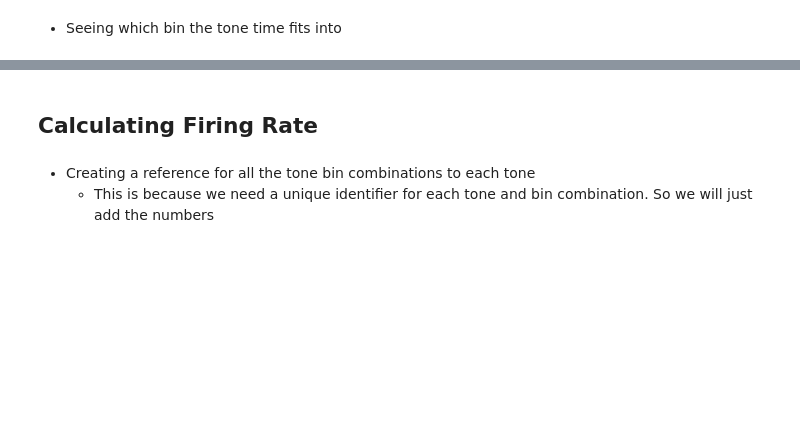
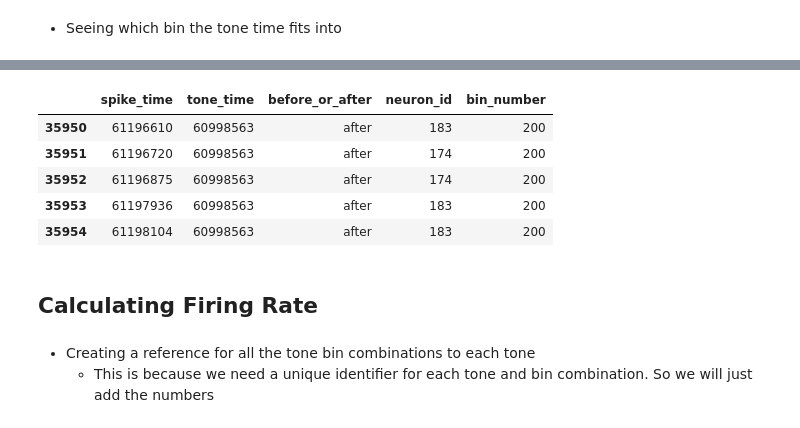
Before and after one commit to padillacoreanolab/reward_competition_ephys_analysis_with_omission_and_divider_controls, a Jupyter notebook: results/2023_02_02_rc_om_ephys_preprocessing/subject_6_1/20221214/07_spike_plotting.ipynb, the cells around one changed output, grey strips where cells are left out. Saved outputs shown, nothing was run; the diff lists cells and outputs as text; code cells hidden in the pictures; blank space fills up the shorter version.

```diff
--- a/results/2023_02_02_rc_om_ephys_preprocessing/subject_6_1/20221214/07_spike_plotting.ipynb
+++ b/results/2023_02_02_rc_om_ephys_preprocessing/subject_6_1/20221214/07_spike_plotting.ipynb
@@ -742,3 +776,12 @@ all_bin_mapping[-5:]
+# %%
+binned_spike_tone_time_df.tail()
+# %% [output]
+|  | spike_time | tone_time | before_or_after | neuron_id | bin_number |
+| 35950 | 61196610 | 60998563 | after | 183 | 200 |
+| 35951 | 61196720 | 60998563 | after | 174 | 200 |
+| 35952 | 61196875 | 60998563 | after | 174 | 200 |
+| 35953 | 61197936 | 60998563 | after | 183 | 200 |
+| 35954 | 61198104 | 60998563 | after | 183 | 200 |
 # %% [markdown]
 ## Calculating Firing Rate
 # %%
```
Also changed, not shown: parts of 34 cells of this notebook.
